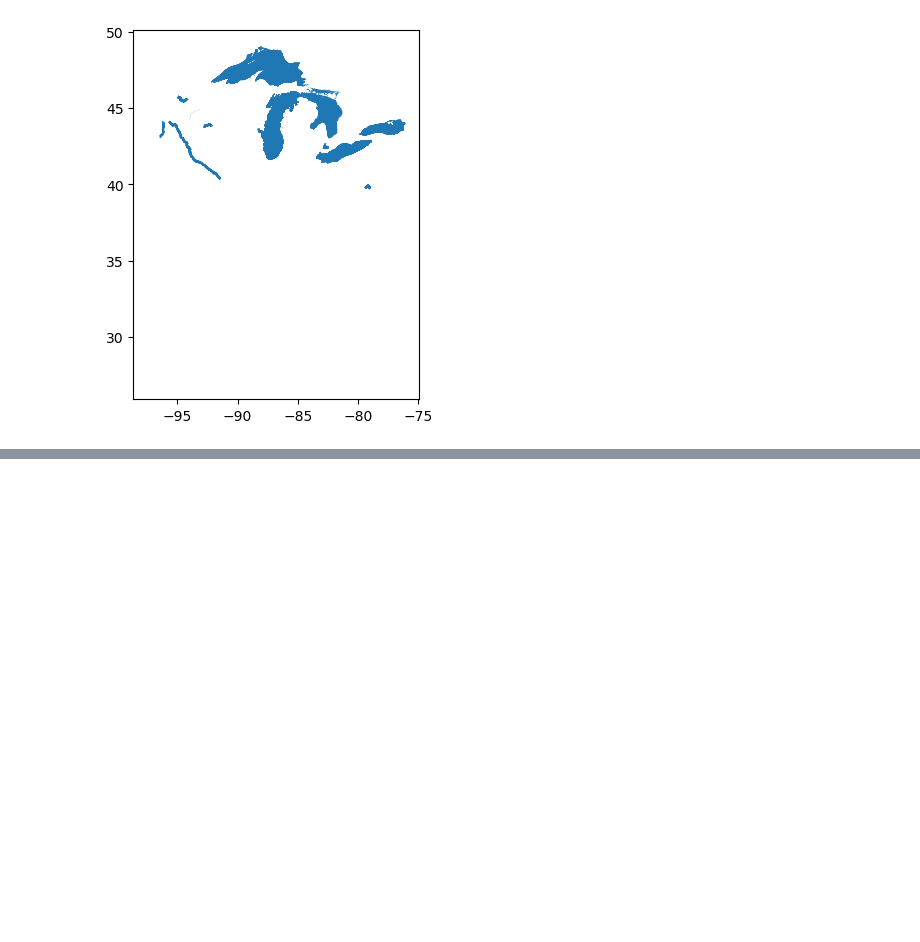
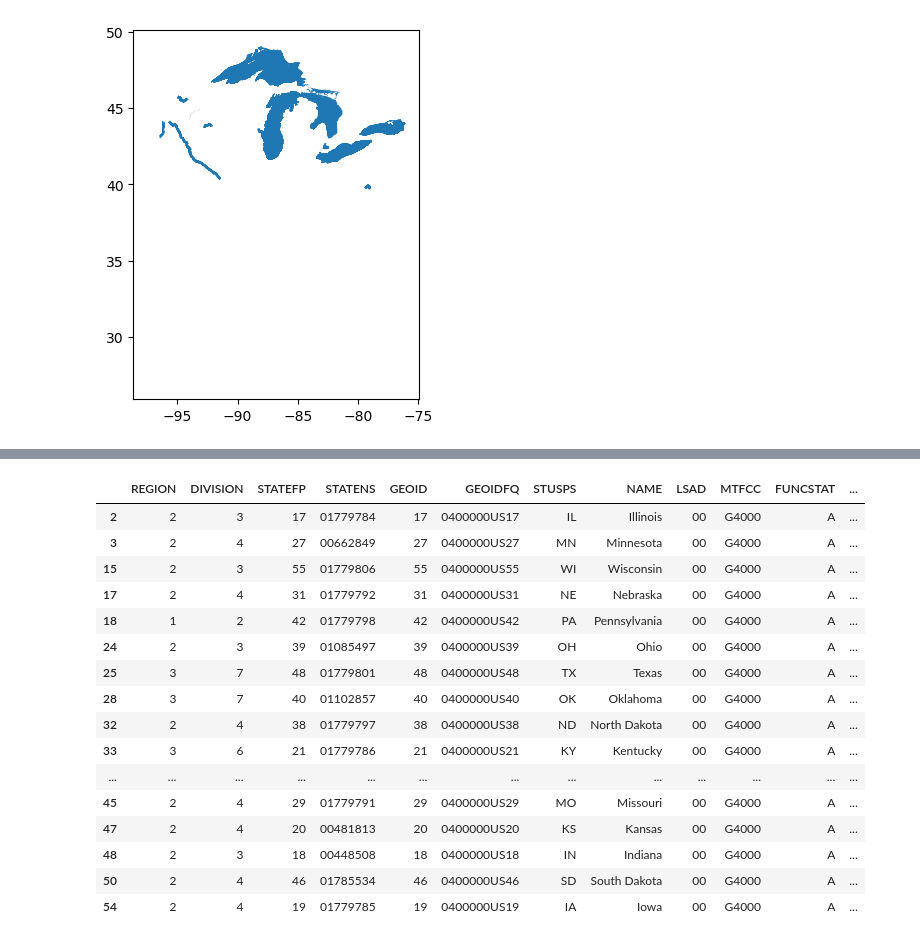
Before and after one commit to mcanearm/biostat696-group-1, a Jupyter notebook: data/process_geodata.ipynb, the cells around one changed output, grey strips where cells are left out. Saved outputs shown, nothing was run; the diff lists cells and outputs as text; code cells hidden in the pictures; blank space fills up the shorter version.

```diff
--- a/data/process_geodata.ipynb
+++ b/data/process_geodata.ipynb
@@ -291,0 +380,44 @@ all_bat_maps.head()
+# %%
+states = gpd.read_file("./data/data/tl_2024_us_state/tl_2024_us_state.shp")
+states_of_interest = [
+    "PA",
+    "MI",
+    "IL",
+    "OK",
+    "AR",
+    "TX",
+    "MN",
+    "IN",
+    "IL",
+    "OH",
+    "IA",
+    "MO",
+    "KS",
+    "ND",
+    "SD",
+    "NE",
+    "WI",
+    "KY",
+    "NY",
+]
+state_df = states[states["STUSPS"].isin(states_of_interest)].to_crs(epsg=2163)
+
+state_df
+# %% [output]
+|  | REGION | DIVISION | STATEFP | STATENS | GEOID | GEOIDFQ | STUSPS | NAME | LSAD | MTFCC | FUNCSTAT | ... |
+| 2 | 2 | 3 | 17 | 01779784 | 17 | 0400000US17 | IL | Illinois | 00 | G4000 | A | ... |
+| 3 | 2 | 4 | 27 | 00662849 | 27 | 0400000US27 | MN | Minnesota | 00 | G4000 | A | ... |
+| 15 | 2 | 3 | 55 | 01779806 | 55 | 0400000US55 | WI | Wisconsin | 00 | G4000 | A | ... |
+| 17 | 2 | 4 | 31 | 01779792 | 31 | 0400000US31 | NE | Nebraska | 00 | G4000 | A | ... |
+| 18 | 1 | 2 | 42 | 01779798 | 42 | 0400000US42 | PA | Pennsylvania | 00 | G4000 | A | ... |
+| 24 | 2 | 3 | 39 | 01085497 | 39 | 0400000US39 | OH | Ohio | 00 | G4000 | A | ... |
+| 25 | 3 | 7 | 48 | 01779801 | 48 | 0400000US48 | TX | Texas | 00 | G4000 | A | ... |
+| 28 | 3 | 7 | 40 | 01102857 | 40 | 0400000US40 | OK | Oklahoma | 00 | G4000 | A | ... |
+| 32 | 2 | 4 | 38 | 01779797 | 38 | 0400000US38 | ND | North Dakota | 00 | G4000 | A | ... |
+| 33 | 3 | 6 | 21 | 01779786 | 21 | 0400000US21 | KY | Kentucky | 00 | G4000 | A | ... |
+| ... | ... | ... | ... | ... | ... | ... | ... | ... | ... | ... | ... | ... |
+| 45 | 2 | 4 | 29 | 01779791 | 29 | 0400000US29 | MO | Missouri | 00 | G4000 | A | ... |
+| 47 | 2 | 4 | 20 | 00481813 | 20 | 0400000US20 | KS | Kansas | 00 | G4000 | A | ... |
+| 48 | 2 | 3 | 18 | 00448508 | 18 | 0400000US18 | IN | Indiana | 00 | G4000 | A | ... |
+| 50 | 2 | 4 | 46 | 01785534 | 46 | 0400000US46 | SD | South Dakota | 00 | G4000 | A | ... |
+| 54 | 2 | 4 | 19 | 01779785 | 19 | 0400000US19 | IA | Iowa | 00 | G4000 | A | ... |
```
Also changed, not shown: parts of 27 cells of this notebook, 1 other file.
